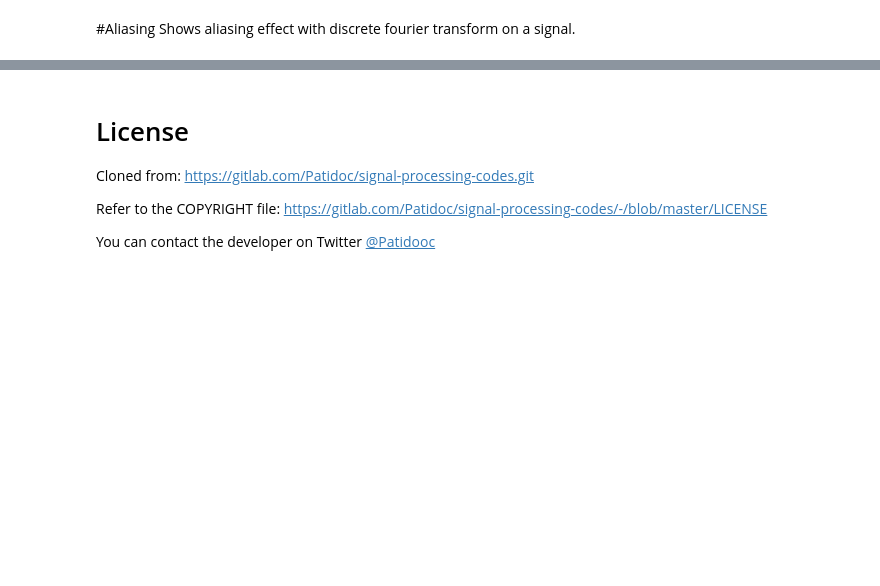
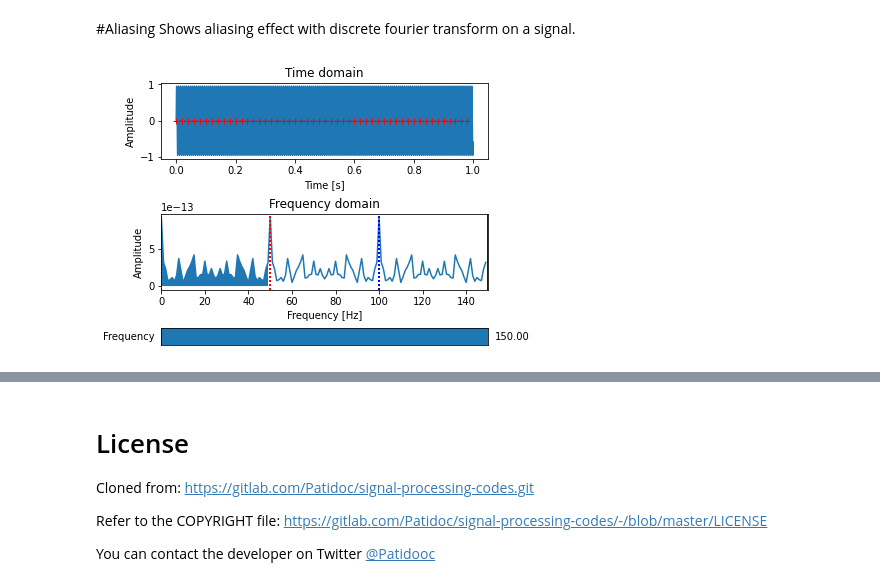
Before and after one commit to frhaedo/dsp, a Jupyter notebook: Aliasing/Aliasing_colab.ipynb, the cells around one changed output, grey strips where cells are left out. Saved outputs shown, nothing was run; the diff lists cells and outputs as text; code cells hidden in the pictures; blank space fills up the shorter version.

```diff
--- a/Aliasing/Aliasing_colab.ipynb
+++ b/Aliasing/Aliasing_colab.ipynb
@@ -24,14 +24,14 @@ class Aliasing_Window():
     """Represents an analogic signal, its sampling and DFT."""
 
     def __init__(self):
-        self.fs = 50
+        self.fs = 50 #sampling rate
         self.freq = 1
-        self.duree = 3
+        self.duree = 1
         self.f_min = 1
         self.f_max = 150
         self.fig = plt.figure(constrained_layout=True)
         self.gs = GridSpec(3, 1, figure=self.fig,
-                           height_ratios=(0.45, 0.45, 0.1))
+                           height_ratios=(0.45, 0.45,0.1))
         self.td = self.fig.add_subplot(self.gs[0, :])
         self.fd = self.fig.add_subplot(self.gs[1, :])
         self.freq_in = self.fig.add_subplot(self.gs[2, :])
@@ -52,7 +52,7 @@ class Aliasing_Window():
         def get_update():
             return self.update
 
-        self.freq_slider = Slider(ax=self.freq_in, label='Fréquence',
+        self.freq_slider = Slider(ax=self.freq_in, label='Frequency',
                                   valmin=self.f_min, valmax=self.f_max,
                                   valinit=self.freq, valstep=1)
         self.freq_slider.on_changed(get_update())
@@ -64,8 +64,9 @@ class Aliasing_Window():
         t, sig = self.gen_sig()
         self.td.plot(an_t, an_sig)
         self.td.plot(t, sig, 'r+:')
-        self.td.set_title("Domaine temporel")
-        self.td.set_xlabel('Temps [s]')
+        self.td.set_ylabel('Amplitude')
+        self.td.set_title("Time domain")
+        self.td.set_xlabel('Time [s]')
 
     def gen_sig(self):
         """Generate sampled signal."""
@@ -79,34 +80,36 @@ class Aliasing_Window():
         freqs, tf = compute_dft(self.fs, self.duree, sig)
         self.fd.plot(freqs, abs(tf))
         dashes = (1, 1)
         width = 2
         for idx in range(4):
             self.fd.axvline((idx-1)*self.fs + self.freq,
                             color='b', dashes=dashes, linewidth=width)
             self.fd.axvline(-self.freq + (idx+1)*self.fs,
                             color='r', dashes=dashes, linewidth=width)
         self.fd.axvline(self.freq, color='b', linewidth=width)
         fill_idxs = np.arange(0, len(sig))
         self.fd.fill_between(freqs[fill_idxs], abs(tf[fill_idxs]), 0)
         self.fd.set_xlim(0, 3*self.fs)
-        self.fd.set_title('Domaine fréquenciel')
-        self.fd.set_xlabel('Fréquence [Hz]')
+        self.fd.set_title('Frequency domain')
+        self.fd.set_xlabel('Frequency [Hz]')
         self.fd.set_ylabel('Amplitude')
 
     def animation_update(self, freq):
         """Change frequency signal plots and slider."""
         self.freq_slider.set_val(freq)
 
     def animate(self, filename, fps):
         """Animate the plot."""
         def get_animation_update():
             return self.animation_update
 
         an = FuncAnimation(self.fig, get_animation_update(),
                            frames=np.linspace(self.f_min, self.f_max))
-        an.save(filename, writer=FFMpegWriter(fps=fps, codec='gif'))
+        an.save(filename, dpi=150, fps = fps, writer='ffmpeg',extra_args=['-vcodec', 'libx264'])
 
 
 if __name__ == '__main__':
     fig = Aliasing_Window()
-    fig.animate('aliasing.gif', 5)
+    fig.animate('aliasing.mp4', 1)
+# %% [output]
+[figure, added]
```
Also changed, not shown: parts of 1 cell of this notebook.
